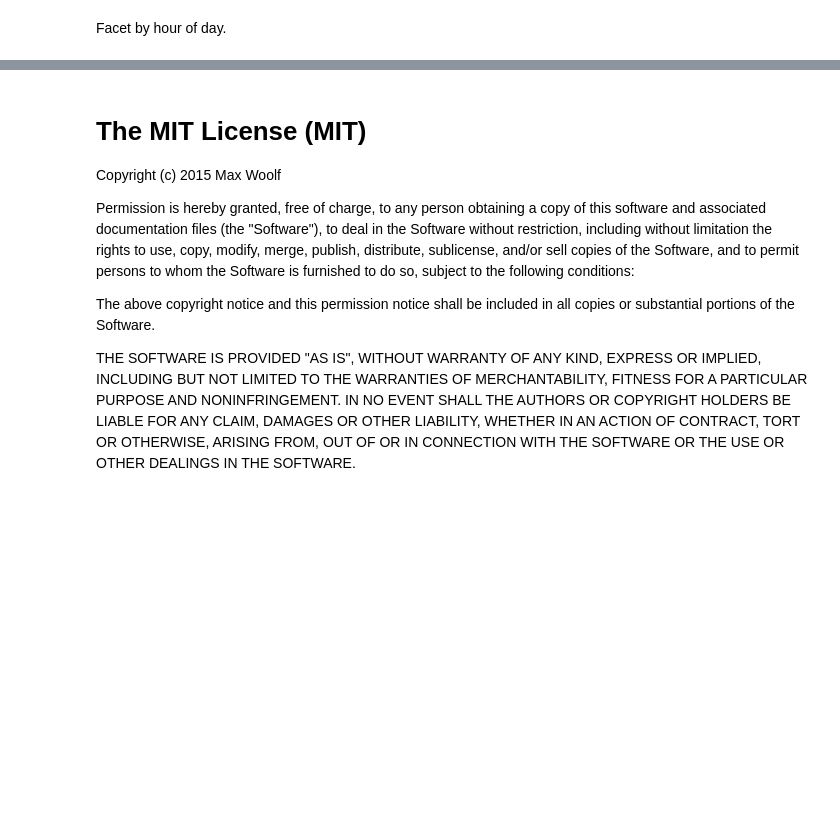
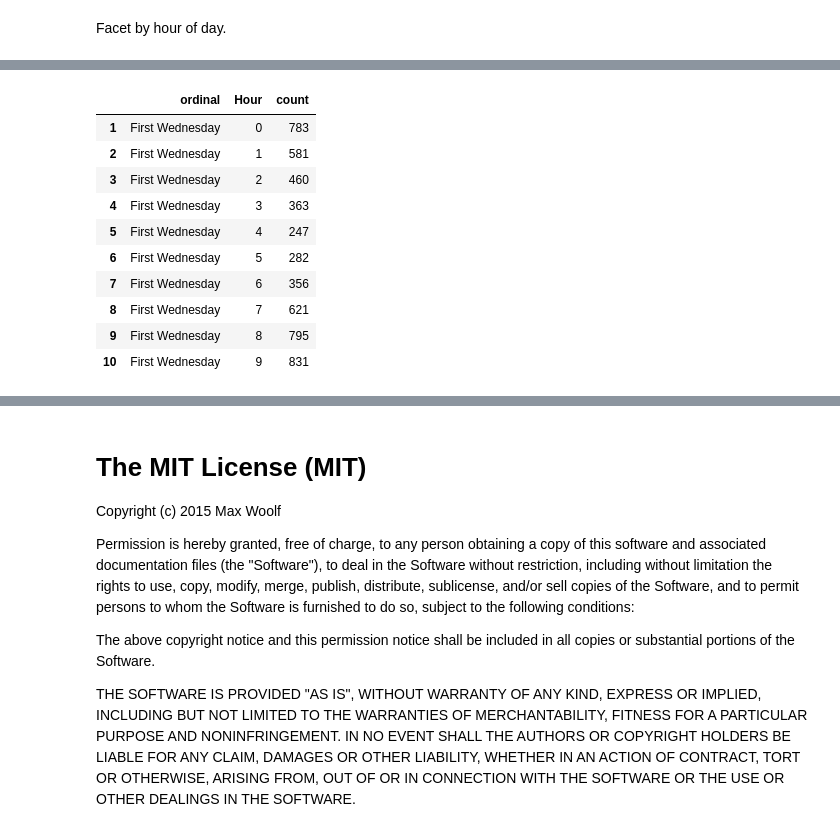
Before and after one commit to minimaxir/sf-arrests-when-where, a Jupyter notebook: crime_data_sf.ipynb, the cells around one changed output, grey strips where cells are left out. Saved outputs shown, nothing was run; the diff lists cells and outputs as text; code cells hidden in the pictures; blank space fills up the shorter version.

```diff
--- a/crime_data_sf.ipynb
+++ b/crime_data_sf.ipynb
@@ -612,0 +718,19 @@ max_save(plot, "sf-arrest-where-7", "SF OpenData", w=10.5, h=8, tall=T)
+# %%
+df_arrests_ord <- df_arrest_wed %>%
+                    mutate(Hour = sapply(Time, get_hour)) %>%
+                    group_by(ordinal, Hour) %>%
+                    summarize(count = n())
+
+df_arrests_ord %>% head(10)
+# %% [output]
+|  | ordinal | Hour | count |
+| 1 | First Wednesday | 0 | 783 |
+| 2 | First Wednesday | 1 | 581 |
+| 3 | First Wednesday | 2 | 460 |
+| 4 | First Wednesday | 3 | 363 |
+| 5 | First Wednesday | 4 | 247 |
+| 6 | First Wednesday | 5 | 282 |
+| 7 | First Wednesday | 6 | 356 |
+| 8 | First Wednesday | 7 | 621 |
+| 9 | First Wednesday | 8 | 795 |
+| 10 | First Wednesday | 9 | 831 |
```
Also changed, not shown: parts of 20 cells of this notebook, 10 other files.
